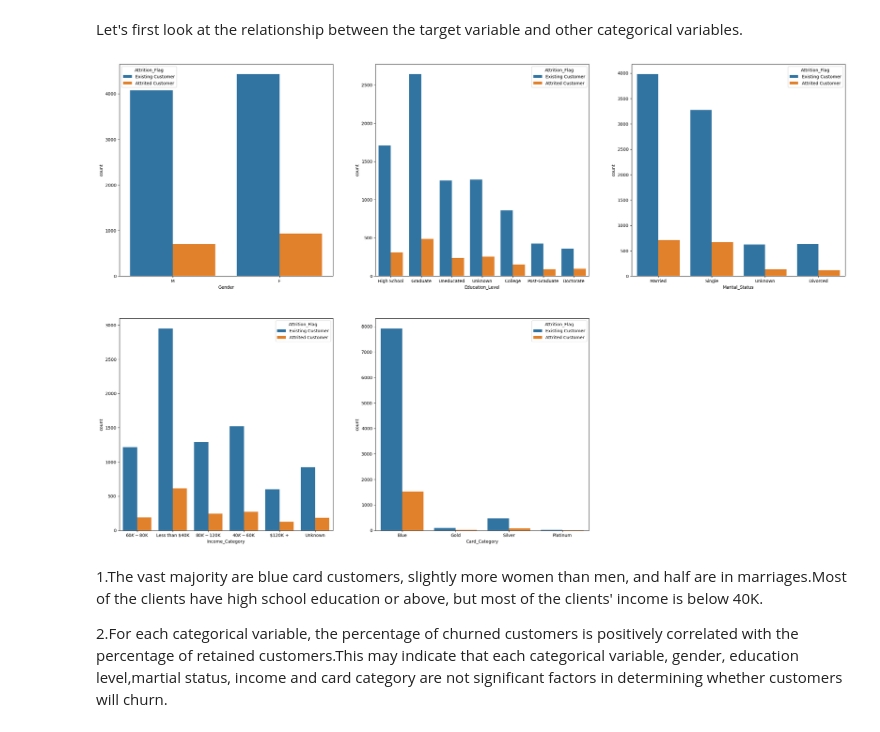
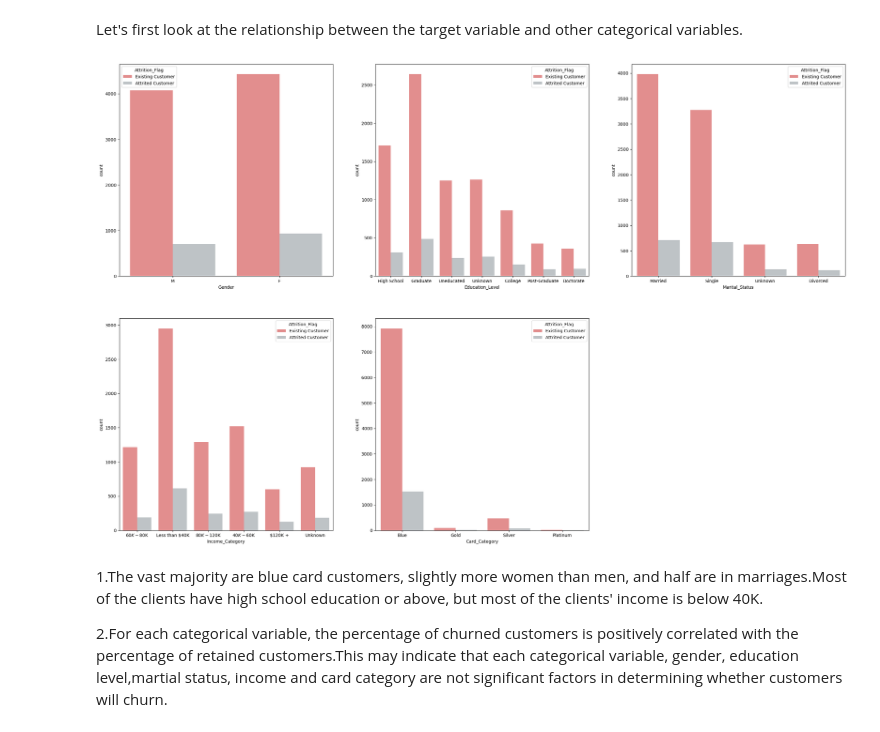
Before and after one commit to hana927/CustomerChurnPredictionProject, a Jupyter notebook: notebook/Customer Churn Prediction_exploratory data analysis.ipynb, the cells around one changed output. Saved outputs shown, nothing was run; the diff lists cells and outputs as text; code cells hidden in the pictures.

```diff
--- a/notebook/Customer Churn Prediction_exploratory data analysis.ipynb
+++ b/notebook/Customer Churn Prediction_exploratory data analysis.ipynb
@@ -72,17 +73,18 @@ Let's first look at the relationship between the target variable and other categ
 # %%
 plt.figure(figsize=(30, 30))
 plt.subplot(3,3,1)
-sns.countplot(x='Gender', hue = 'Attrition_Flag',data = bank_data)
+color=['#F08080','#BDC3C7']
+sns.countplot(x='Gender', hue = 'Attrition_Flag',data = bank_data,palette=['#F08080','#BDC3C7'])
 plt.subplot(3,3,2)
-sns.countplot(x='Education_Level', hue = 'Attrition_Flag',data = bank_data)
+sns.countplot(x='Education_Level', hue = 'Attrition_Flag',data = bank_data,palette=['#F08080','#BDC3C7'])
 plt.subplot(3,3,3)
-sns.countplot(x='Marital_Status', hue = 'Attrition_Flag',data = bank_data)
+sns.countplot(x='Marital_Status', hue = 'Attrition_Flag',data = bank_data,palette=['#F08080','#BDC3C7'])
 plt.subplot(3,3,4)
-sns.countplot(x='Income_Category', hue = 'Attrition_Flag',data = bank_data)
+sns.countplot(x='Income_Category', hue = 'Attrition_Flag',data = bank_data,palette=['#F08080','#BDC3C7'])
 plt.subplot(3,3,5)
-sns.countplot(x='Card_Category', hue = 'Attrition_Flag',data = bank_data);
+sns.countplot(x='Card_Category', hue = 'Attrition_Flag',data = bank_data,palette=['#F08080','#BDC3C7']);
 # %% [output]
-[figure, old version]
+[figure, new version]
 # %% [markdown]
 1.The vast majority are blue card customers, slightly more women than men, and half are in marriages.Most of the clients have high school education or above, but most of the clients' income is below 40K.
 
```
Also changed, not shown: parts of 3 cells of this notebook.
